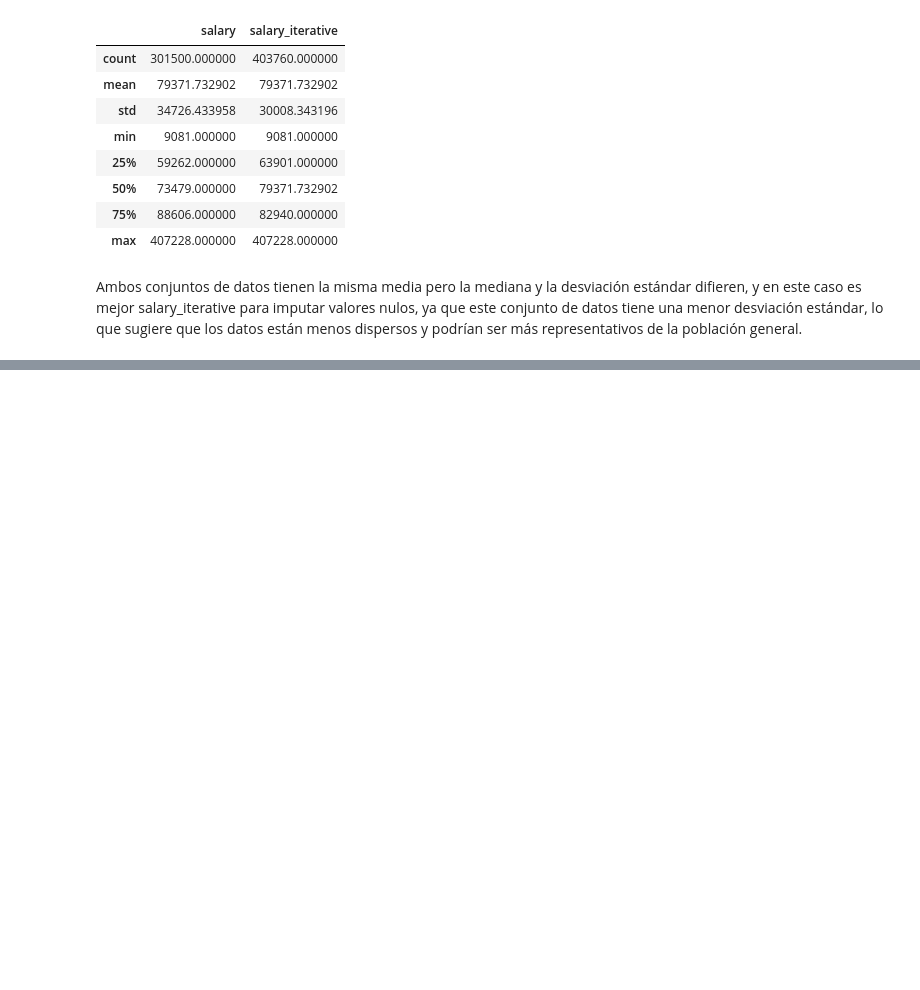
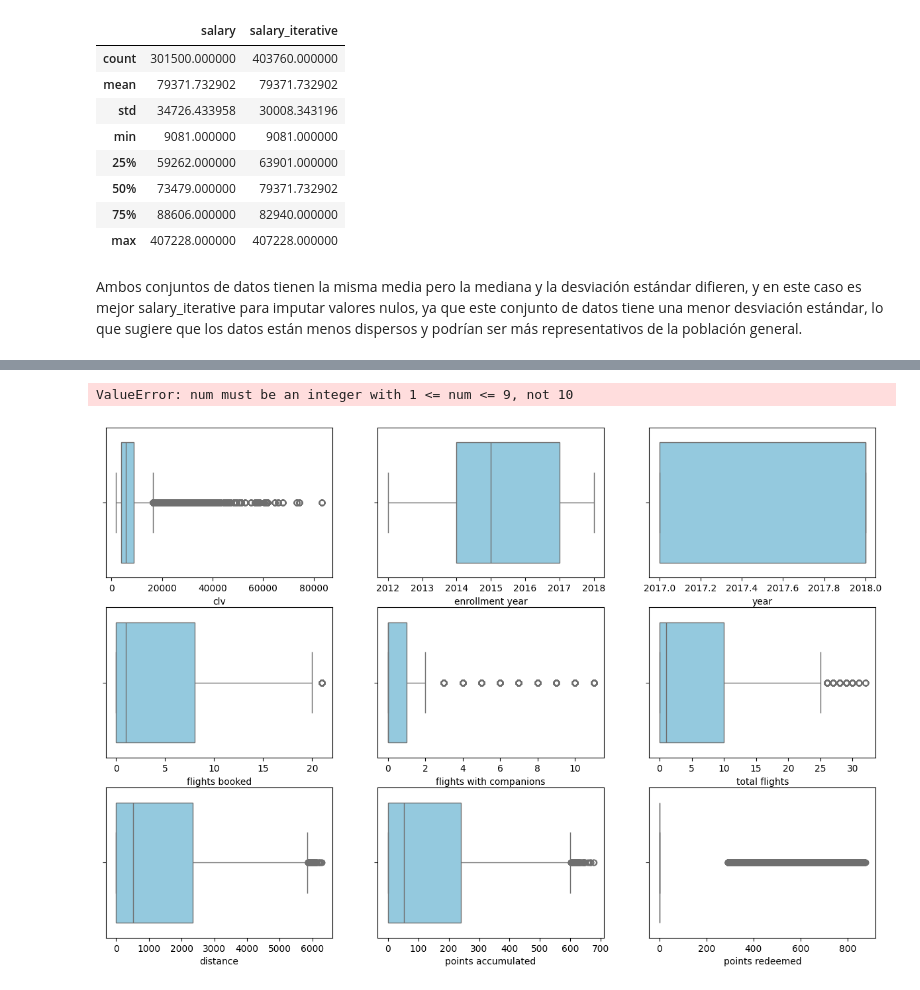
Before and after one commit to Adalab/bda-modulo-3-evaluacion-final-TeresaAdalab, a Jupyter notebook: Evaluacion Final Modulo 3.ipynb, the cells around one changed output, grey strips where cells are left out. Cells and saved outputs as stored; diff of their text form; code cells hidden in the pictures; blank space fills up the shorter version.

```diff
--- a/Evaluacion Final Modulo 3.ipynb
+++ b/Evaluacion Final Modulo 3.ipynb
@@ -1039,0 +1162,20 @@ Index(['loyalty number', 'province', 'city', 'postal code', 'gender',
+# %%
+numeric_columns = df_limpio.select_dtypes(include='number').columns.drop('loyalty number')
+
+# Configurar el tamaño de la figura
+plt.figure(figsize=(15, 10))
+
+# Iterar sobre cada variable numérica y crear un boxplot
+for i, col in enumerate(numeric_columns):
+    plt.subplot(3, 3, i + 1)  # Se ajusta el subplot para cada variable
+    sns.boxplot(x=df_limpio[col], color='skyblue')
+    plt.xlabel(col)
+
+# Ajustar el espacio entre subplots para evitar superposiciones
+plt.tight_layout()
+
+# Mostrar los boxplots
+plt.show()
+# %% [output]
+ValueError: num must be an integer with 1 <= num <= 9, not 10
+[figure, added]
```
Also changed, not shown: parts of 19 cells of this notebook.
